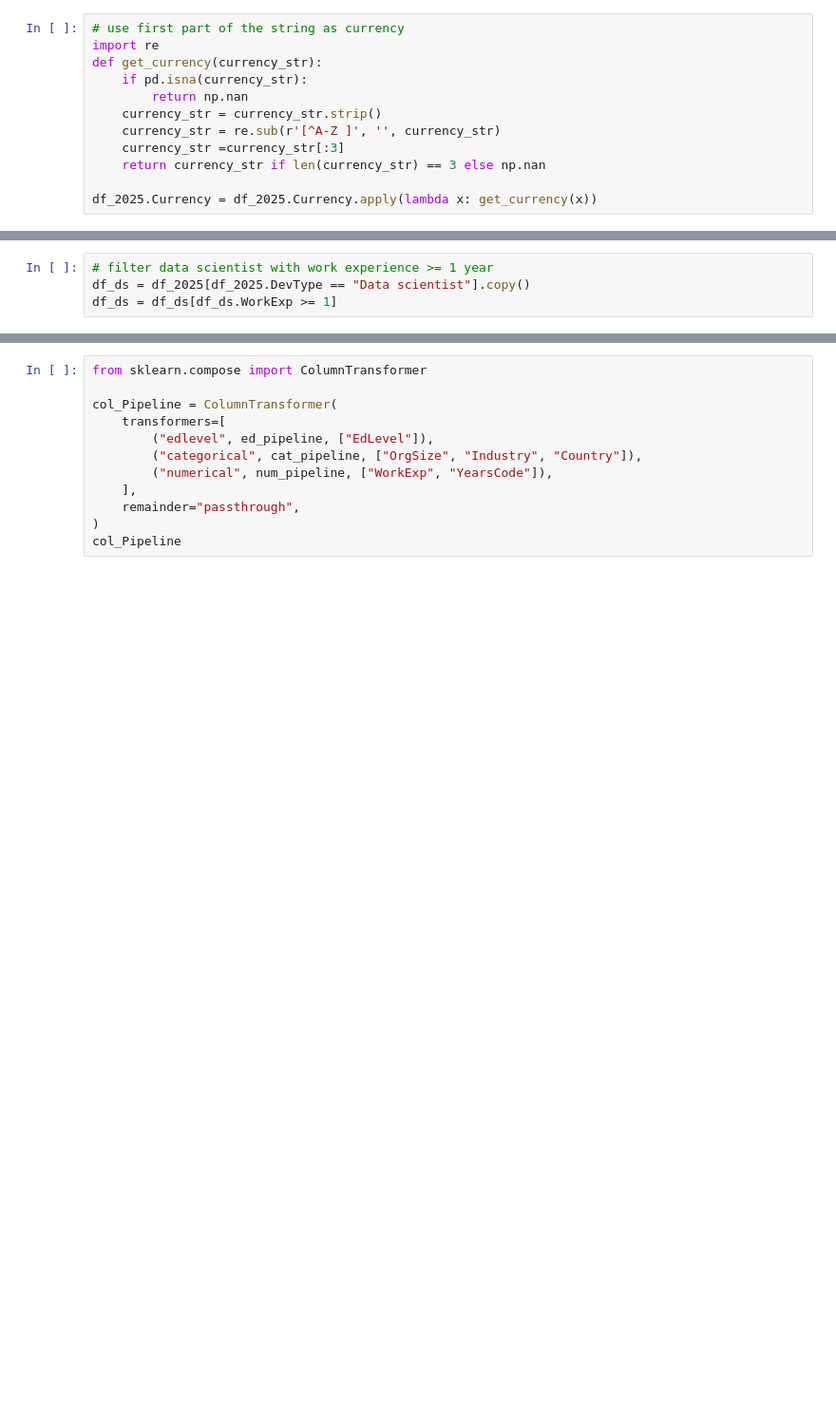
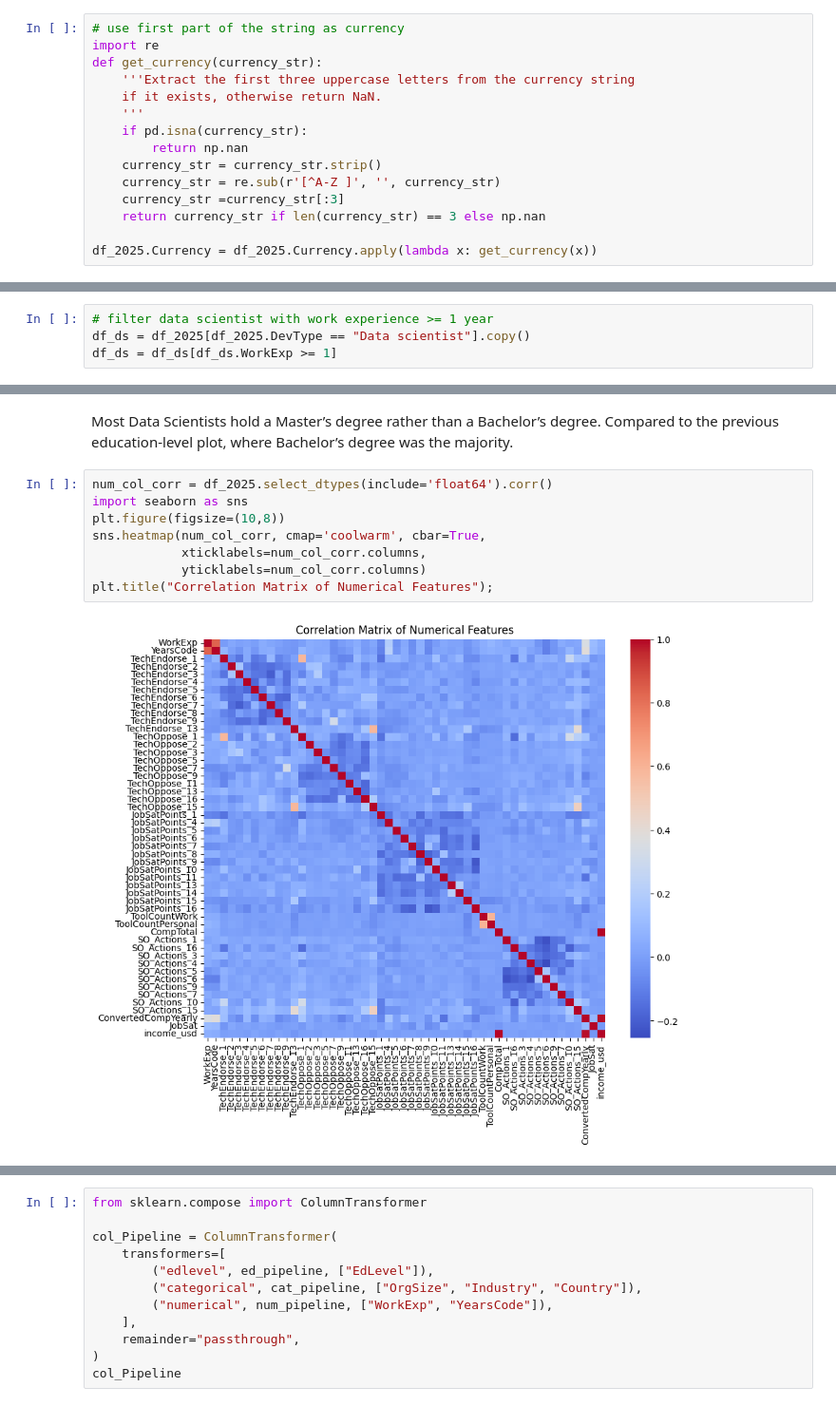
Before and after one commit to weihuapan00/stackoverflow-2025-ds-salary, a Jupyter notebook: EDA.ipynb, the cells around one changed output, grey strips where cells are left out. Shown at 95% size. Cells and saved outputs as stored; diff of their text form; blank space fills up the shorter version.

```diff
--- a/EDA.ipynb
+++ b/EDA.ipynb
@@ -55,6 +92,9 @@ fig.savefig("2025_devtype_distribution.png", dpi=300, bbox_inches='tight')
 # use first part of the string as currency
 import re
 def get_currency(currency_str):
+    '''Extract the first three uppercase letters from the currency string
+    if it exists, otherwise return NaN.
+    '''
     if pd.isna(currency_str):
         return np.nan
     currency_str = currency_str.strip()
@@ -237,3 +281,15 @@ ax.legend(
 ax.figure.savefig("education_level_data_scientist.png", dpi=300, bbox_inches='tight')
 # %% [output]
 [figure]
+# %% [markdown]
+Most Data Scientists hold a Master’s degree rather than a Bachelor’s degree. Compared to the previous education-level plot, where Bachelor’s degree was the majority.
+# %%
+num_col_corr = df_2025.select_dtypes(include='float64').corr()
+import seaborn as sns
+plt.figure(figsize=(10,8))
+sns.heatmap(num_col_corr, cmap='coolwarm', cbar=True,
+            xticklabels=num_col_corr.columns,
+            yticklabels=num_col_corr.columns)
+plt.title("Correlation Matrix of Numerical Features");
+# %% [output]
+[figure, added]
```
Also changed, not shown: parts of 55 cells of this notebook, 2 other files.
